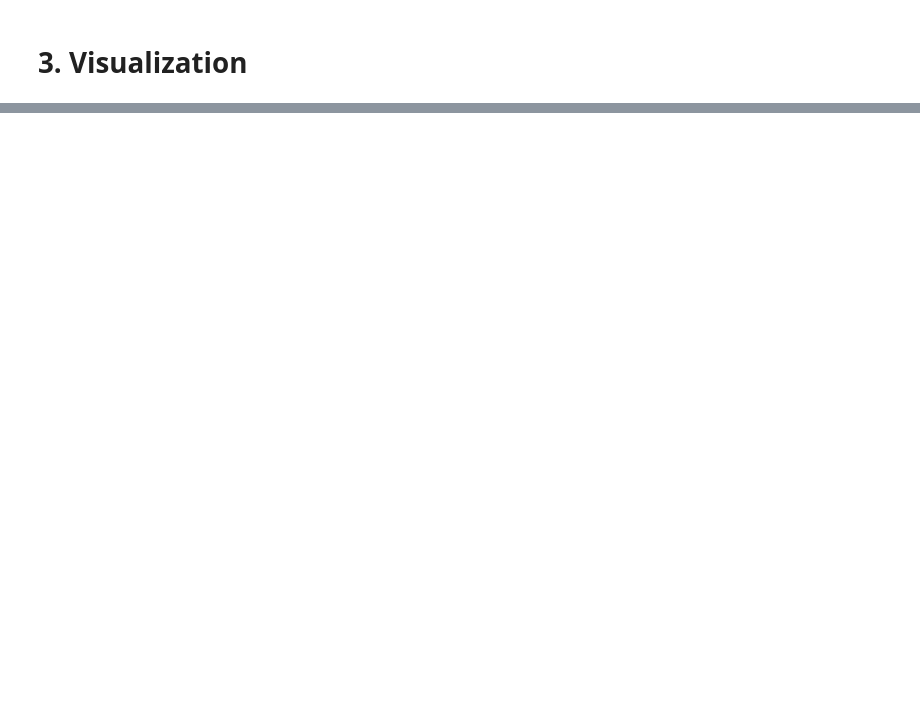
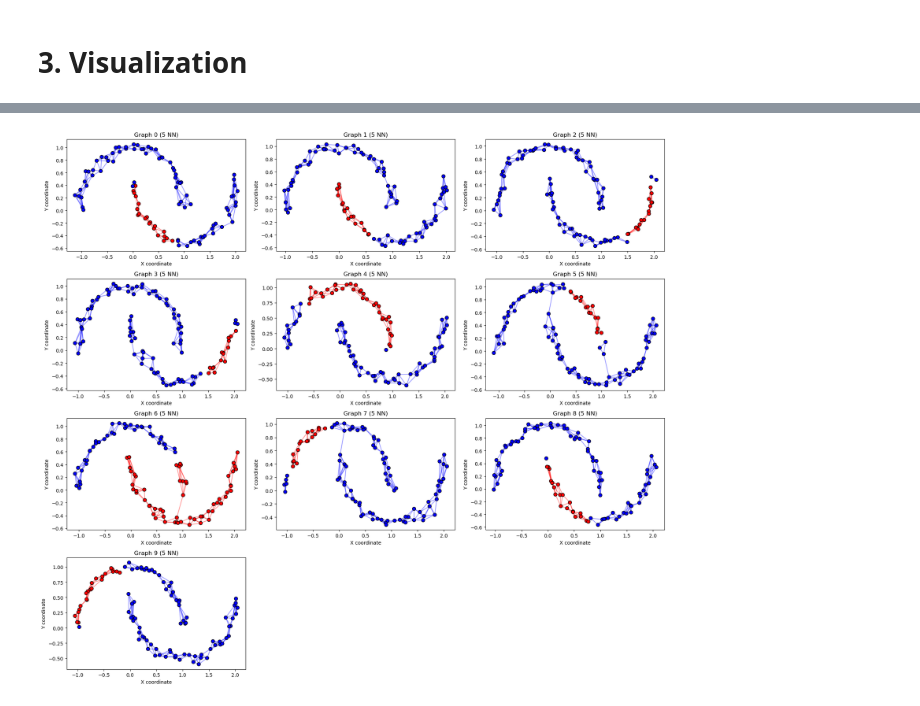
Before and after one commit to Onlycost15yens/COMP7404_group_project, a Jupyter notebook: Jiahao/algo.ipynb, the cells around one changed output, grey strips where cells are left out. Drawn from its saved outputs; the diff is of its cells as text; code cells hidden in the pictures; blank space fills up the shorter version.

Commit message:
Implementation of 'Global Graph Learning'  & 'Visualization' parts

```diff
--- a/Jiahao/algo.ipynb
+++ b/Jiahao/algo.ipynb
@@ -22,20 +22,3 @@ X = X[:100]
 print(X.shape)
 # %% [output]
 (100, 64)
-# %%
-import numpy as np
-import matplotlib.pyplot as plt
-from sklearn.datasets import make_moons
-
-# Generate two-moon dataset
-X, y = make_moons(n_samples=100, noise=0.05)
-
-# Visualize the dataset
-plt.figure(figsize=(6, 5))
-plt.scatter(X[y == 0][:, 0], X[y == 0][:, 1], label="Class 0", marker='o', edgecolor='k')
-plt.scatter(X[y == 1][:, 0], X[y == 1][:, 1], label="Class 1", marker='s', edgecolor='k')
-plt.xlabel("Feature 1")
-plt.ylabel("Feature 2")
-plt.title("Two-Moon Dataset")
-plt.legend()
-plt.show()
@@ -44,3 +25,14 @@ plt.show()
+# %%
+import numpy as np
+import matplotlib.pyplot as plt
+from sklearn.datasets import make_moons
+
+# Generate two-moon datasets
+graph_number = 10
+single_view_graph_X = []
+for i in range(graph_number):
+    X, y = make_moons(n_samples=100, noise=0.05, random_state=i+10)
+    single_view_graph_X.append(X)
 # %% [markdown]
 ## 2. Algorithm
 # %% [markdown]
@@ -57,7 +49,7 @@ def estimate_sigma(X):
     sigma = np.median(pairwise_dists)  # Use the median distance as sigma
     return sigma
 
-def similarity_matrix(X):
+def get_similarity_matrix(X):
     sigma = 1.0  # 控制衰减速度
     sim_matrix = rbf_kernel(X, gamma=1/(2*sigma**2))
 
@@ -209,0 +202,4 @@ final L's rank is 98, final beta is 0.43046721000000016
+# %%
+class_number = 2
+
+single_view_graph = make_single_view_graph(single_view_graph_X, class_number)
@@ -261,0 +436,4 @@ plot_clusters(X, S, 10)
+# %%
+plot_clusters_multi(single_view_graph_X, single_view_graph)
+# %% [output]
+[figure, added]
```
Also changed, not shown: parts of 10 cells of this notebook, 1 other file.
